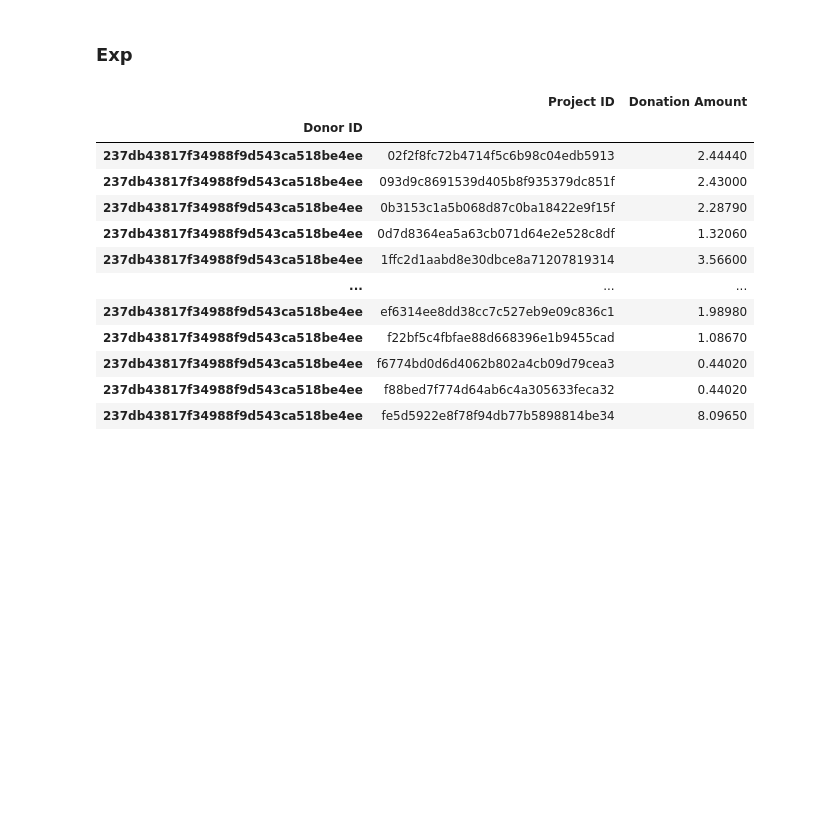
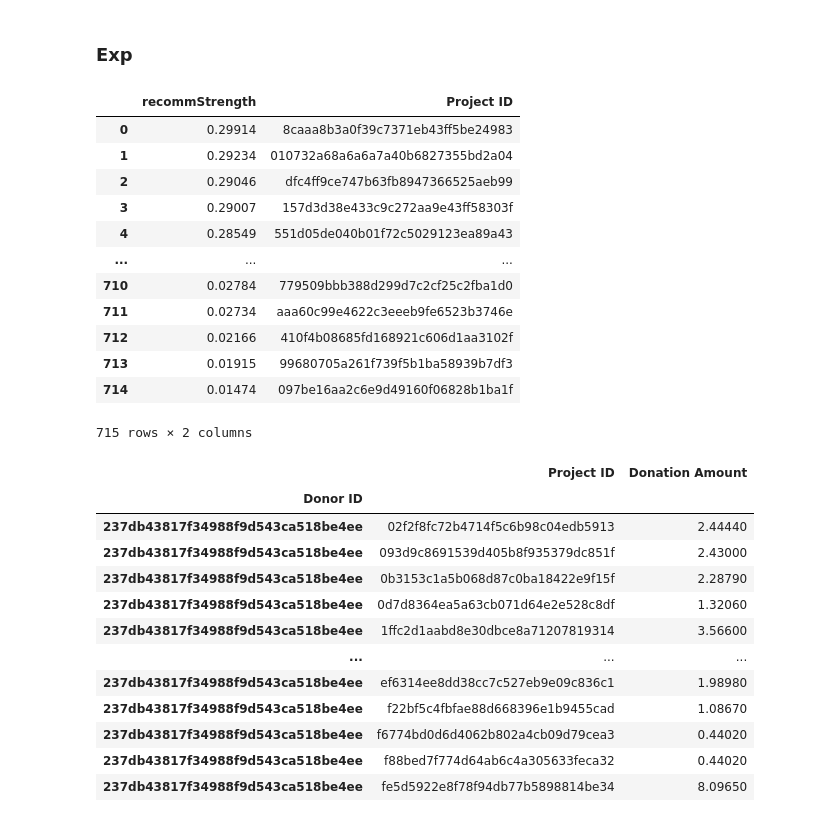
Before and after one commit to mitramir55/Recommender-systems, a Jupyter notebook: Models/TFIDF.ipynb, the cells around one changed output. Drawn from its saved outputs; the diff is of its cells as text; code cells hidden in the pictures; blank space fills up the shorter version.

```diff
--- a/Models/TFIDF.ipynb
+++ b/Models/TFIDF.ipynb
@@ -126,6 +124,8 @@ test_train_comparison_df.sort_values(by=['donated_projects_test', 'donated_proje
 | 617 | 237db43817f34988f9d543ca518be4ee | 90 | 360 | 109 | 898 | ... |
 618 rows × 6 columns
 # %%
+projects_df = projects_df[projects_df['Project ID'].isin(df['Project ID'])].reset_index(drop=True)
+
 project_txt = projects_df.loc[:,'project_txt']
 projects_id = projects_df['Project ID'].tolist()
 
@@ -470,7 +470,7 @@ def build_donors_profiles_tfidf(df_test_donor_index: pd.DataFrame, df_train_dono
 class ContentBasedRecommender:
     MODEL_NAME = 'Content-Based'
 
-    def __init__(self, donor_profiles):
+    def __init__(self, donor_profiles, tfidf_matrix):
 
         self.donor_profiles = donor_profiles
         self.tfidf_matrix = tfidf_matrix
@@ -478,7 +478,7 @@ class ContentBasedRecommender:
     def get_model_name(self):
         return self.MODEL_NAME
 
-    def _get_similar_projects_to_donor_profile(self, donor_id:str, top_n=1000) -> dictionary:
+    def _get_similar_projects_to_donor_profile(self, donor_id:str, top_n=1000) -> dict:
 
         """
         gets the donor id and calculates the cosine similarity between donor profile
@@ -541,12 +541,28 @@ class ContentBasedRecommender:
 # %%
 donor_profiles = build_donors_profiles_tfidf(df_test_donor_index, df_train_donor_index)
 # %%
-content_based_model = ContentBasedRecommender(donor_profiles)
+content_based_model = ContentBasedRecommender(donor_profiles, tfidf_matrix)
 # %% [markdown]
 ### Exp
 # %%
 donor_id =  '009d5fc7b87883ffad248db5150bf1fc'
 recommendations_df, projects_to_ignore = content_based_model.recommend_projects(donor_id, top_n = None, projects_to_ignore=df_train_donor_index.loc[donor_id, 'Project ID'].values)
+# %%
+recommendations_df.loc[:, :'Project ID']
+# %% [output]
+|  | recommStrength | Project ID |
+| 0 | 0.29914 | 8caaa8b3a0f39c7371eb43ff5be24983 |
+| 1 | 0.29234 | 010732a68a6a6a7a40b6827355bd2a04 |
+| 2 | 0.29046 | dfc4ff9ce747b63fb8947366525aeb99 |
+| 3 | 0.29007 | 157d3d38e433c9c272aa9e43ff58303f |
+| 4 | 0.28549 | 551d05de040b01f72c5029123ea89a43 |
+| ... | ... | ... |
+| 710 | 0.02784 | 779509bbb388d299d7c2cf25c2fba1d0 |
+| 711 | 0.02734 | aaa60c99e4622c3eeeb9fe6523b3746e |
+| 712 | 0.02166 | 410f4b08685fd168921c606d1aa3102f |
+| 713 | 0.01915 | 99680705a261f739f5b1ba58939b7df3 |
+| 714 | 0.01474 | 097be16aa2c6e9d49160f06828b1ba1f |
+715 rows × 2 columns
 # %%
 donor_id = '237db43817f34988f9d543ca518be4ee'
 df_donor = df_train_donor_index.loc[donor_id]
```
Also changed, not shown: parts of 1 cell of this notebook, 3 other files.
